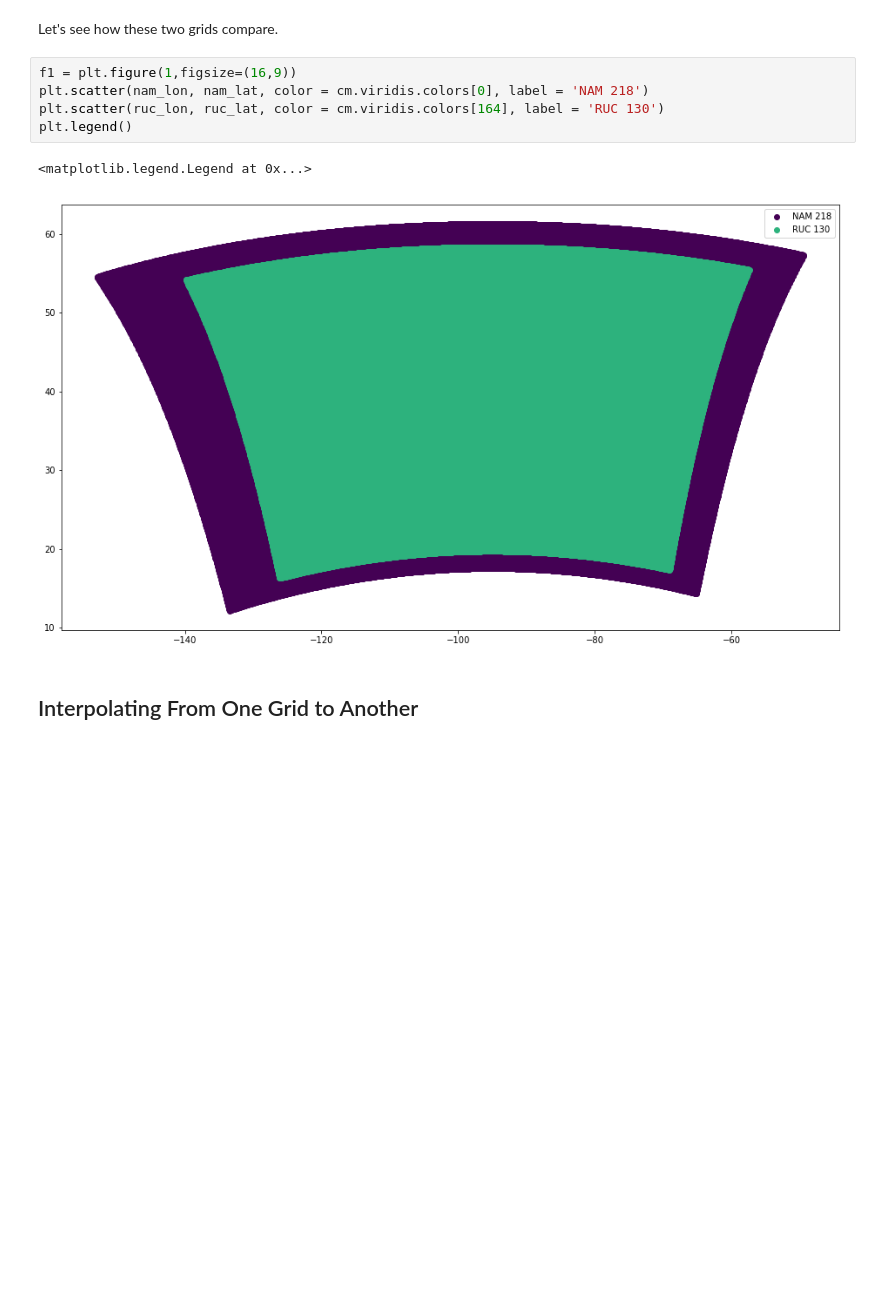
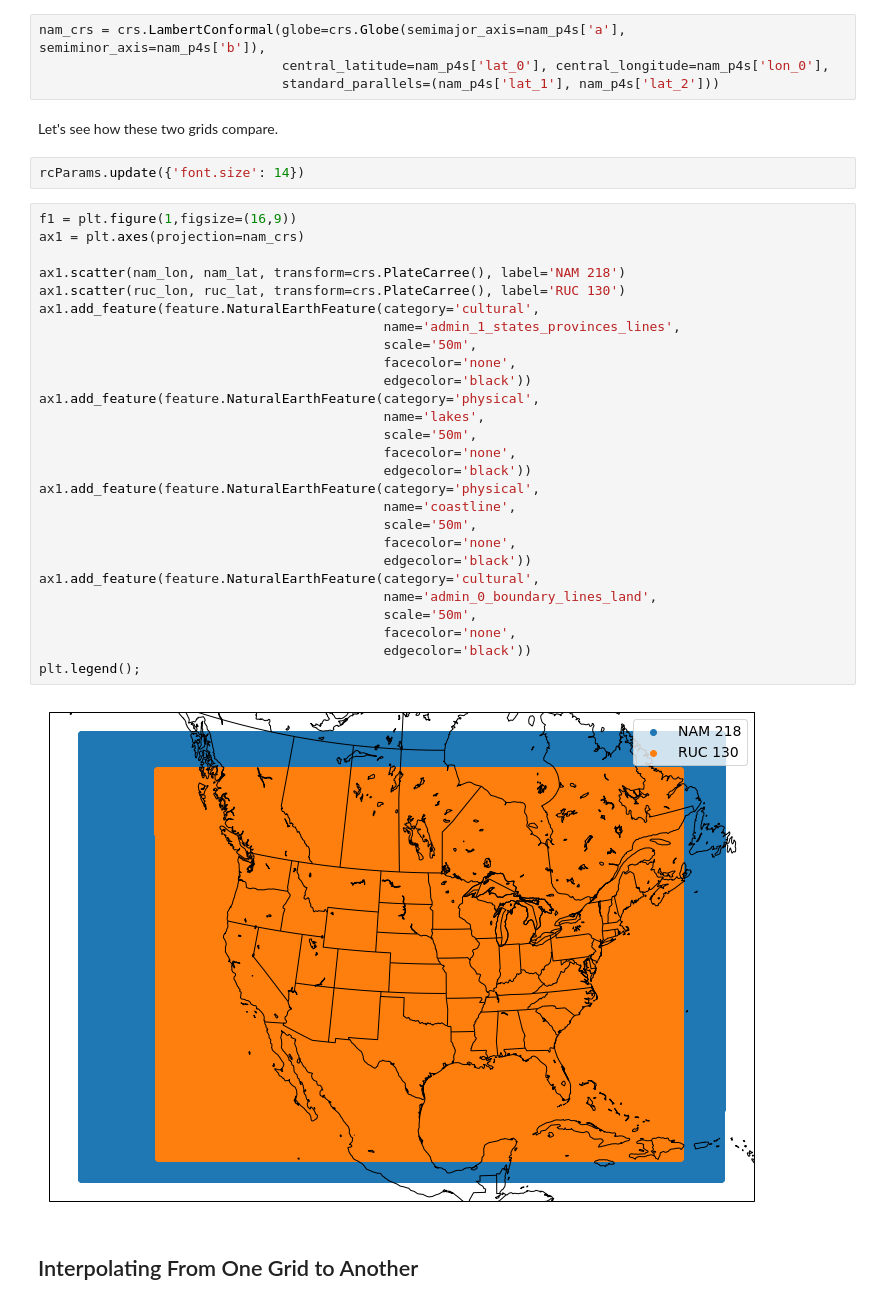
Before and after one commit to nawendt/esmpy-tutorial, a Jupyter notebook: esmpy_tutorial.ipynb, the cells around one changed output. Drawn from its saved outputs; the diff is of its cells as text; blank space fills up the shorter version.

```diff
--- a/esmpy_tutorial.ipynb
+++ b/esmpy_tutorial.ipynb
@@ -55,13 +65,40 @@ mask = nam_mask['mask']
+# %%
+nam_crs = crs.LambertConformal(globe=crs.Globe(semimajor_axis=nam_p4s['a'], semiminor_axis=nam_p4s['b']),
+                               central_latitude=nam_p4s['lat_0'], central_longitude=nam_p4s['lon_0'],
+                               standard_parallels=(nam_p4s['lat_1'], nam_p4s['lat_2']))
 # %% [markdown]
 Let's see how these two grids compare.
-# %%
-f1 = plt.figure(1,figsize=(16,9))
-plt.scatter(nam_lon, nam_lat, color = cm.viridis.colors[0], label = 'NAM 218')
-plt.scatter(ruc_lon, ruc_lat, color = cm.viridis.colors[164], label = 'RUC 130')
-plt.legend()
-# %% [output]
-<matplotlib.legend.Legend at 0x...>
-[figure, removed]
+# %%
+rcParams.update({'font.size': 14})
+# %%
+f1 = plt.figure(1,figsize=(16,9))
+ax1 = plt.axes(projection=nam_crs)
+
+ax1.scatter(nam_lon, nam_lat, transform=crs.PlateCarree(), label='NAM 218')
+ax1.scatter(ruc_lon, ruc_lat, transform=crs.PlateCarree(), label='RUC 130')
+ax1.add_feature(feature.NaturalEarthFeature(category='cultural',
+                                            name='admin_1_states_provinces_lines',
+                                            scale='50m',
+                                            facecolor='none',
+                                            edgecolor='black'))
+ax1.add_feature(feature.NaturalEarthFeature(category='physical',
+                                            name='lakes',
+                                            scale='50m',
+                                            facecolor='none',
+                                            edgecolor='black'))
+ax1.add_feature(feature.NaturalEarthFeature(category='physical',
+                                            name='coastline',
+                                            scale='50m',
+                                            facecolor='none',
+                                            edgecolor='black'))
+ax1.add_feature(feature.NaturalEarthFeature(category='cultural',
+                                            name='admin_0_boundary_lines_land',
+                                            scale='50m',
+                                            facecolor='none',
+                                            edgecolor='black'))
+plt.legend();
+# %% [output]
+[figure, added]
 # %% [markdown]
 ## Interpolating From One Grid to Another
 # %% [markdown]
```
Also changed, not shown: parts of 59 cells of this notebook, 1 other file.
